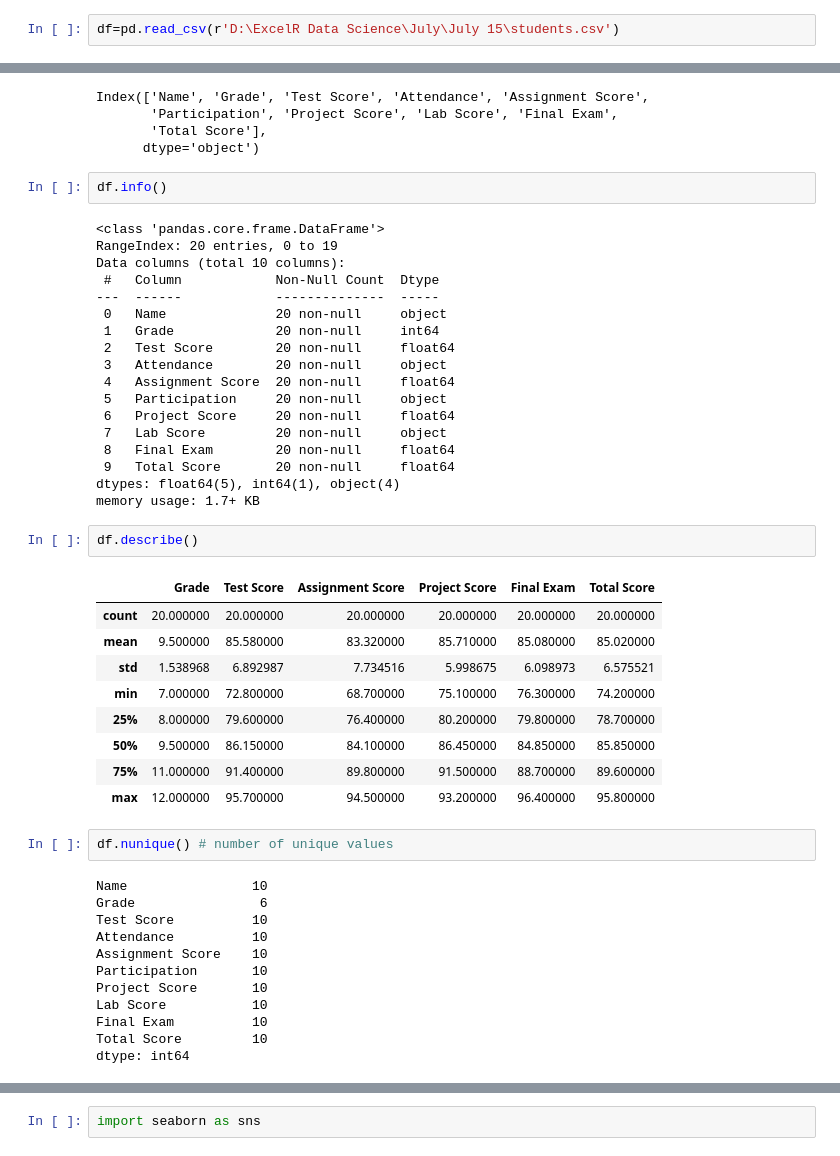
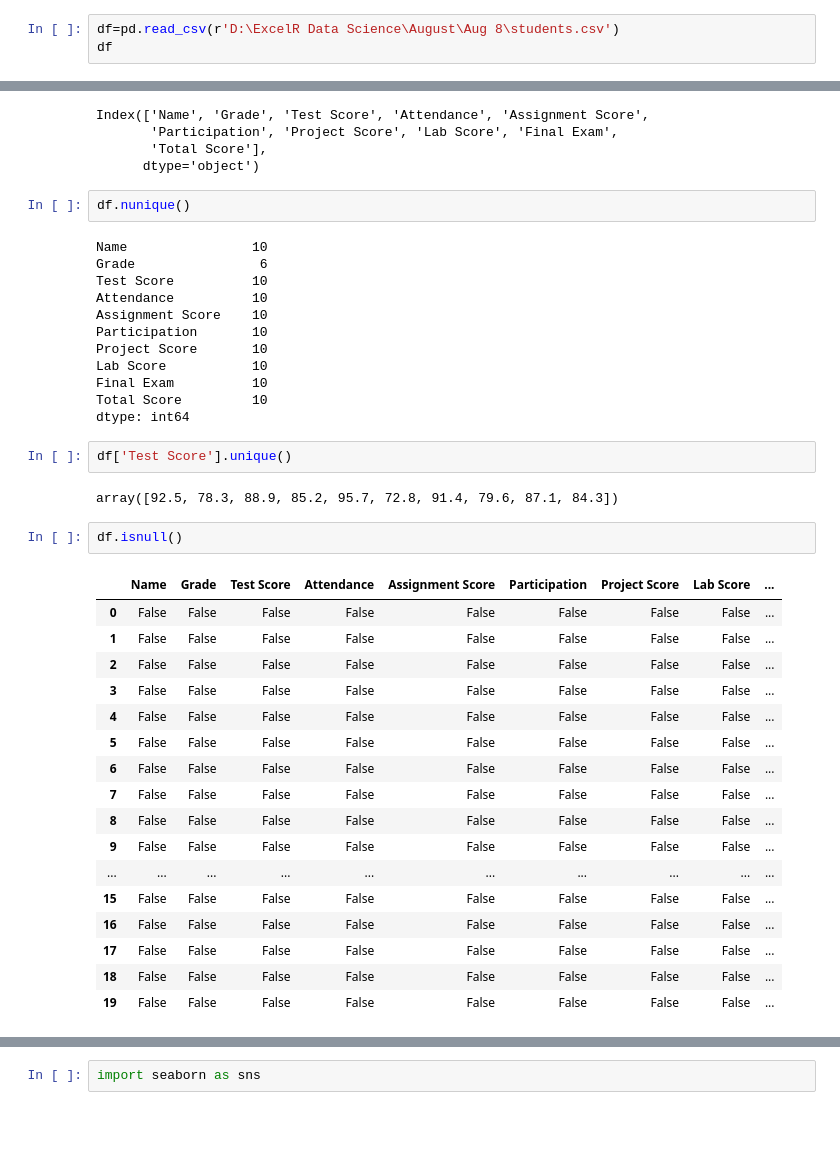
Before and after one commit to PreranaSangar/Data-Science, a Jupyter notebook: EDA.ipynb, the cells around one changed output, grey strips where cells are left out. Saved outputs shown, nothing was run; the diff lists cells and outputs as text; blank space fills up the shorter version.

```diff
--- a/EDA.ipynb
+++ b/EDA.ipynb
@@ -9,4 +3,5 @@ It is mandetory to use Pandas python library
 # %%
 import pandas as pd
 # %%
-df=pd.read_csv(r'D:\ExcelR Data Science\July\July 15\students.csv')
+df=pd.read_csv(r'D:\ExcelR Data Science\August\Aug 8\students.csv')
+df
@@ -42,49 +73,41 @@ Index(['Name', 'Grade', 'Test Score', 'Attendance', 'Assignment Score',
        'Total Score'],
       dtype='object')
 # %%
-df.info()
+df.nunique()
 # %% [output]
-<class 'pandas.core.frame.DataFrame'>
-RangeIndex: 20 entries, 0 to 19
-Data columns (total 10 columns):
- #   Column            Non-Null Count  Dtype
----  ------            --------------  -----
- 0   Name              20 non-null     object
- 1   Grade             20 non-null     int64
- 2   Test Score        20 non-null     float64
- 3   Attendance        20 non-null     object
- 4   Assignment Score  20 non-null     float64
- 5   Participation     20 non-null     object
- 6   Project Score     20 non-null     float64
- 7   Lab Score         20 non-null     object
- 8   Final Exam        20 non-null     float64
- 9   Total Score       20 non-null     float64
-dtypes: float64(5), int64(1), object(4)
-memory usage: 1.7+ KB
+Name                10
+Grade                6
+Test Score          10
+Attendance          10
+Assignment Score    10
+Participation       10
+Project Score       10
+Lab Score           10
+Final Exam          10
+Total Score         10
+dtype: int64
+# %%
+df['Test Score'].unique()
+# %% [output]
+array([92.5, 78.3, 88.9, 85.2, 95.7, 72.8, 91.4, 79.6, 87.1, 84.3])
 # %%
-df.describe()
+df.isnull()
 # %% [output]
-|  | Grade | Test Score | Assignment Score | Project Score | Final Exam | Total Score |
-| count | 20.000000 | 20.000000 | 20.000000 | 20.000000 | 20.000000 | 20.000000 |
-| mean | 9.500000 | 85.580000 | 83.320000 | 85.710000 | 85.080000 | 85.020000 |
-| std | 1.538968 | 6.892987 | 7.734516 | 5.998675 | 6.098973 | 6.575521 |
-| min | 7.000000 | 72.800000 | 68.700000 | 75.100000 | 76.300000 | 74.200000 |
-| 25% | 8.000000 | 79.600000 | 76.400000 | 80.200000 | 79.800000 | 78.700000 |
-| 50% | 9.500000 | 86.150000 | 84.100000 | 86.450000 | 84.850000 | 85.850000 |
-| 75% | 11.000000 | 91.400000 | 89.800000 | 91.500000 | 88.700000 | 89.600000 |
-| max | 12.000000 | 95.700000 | 94.500000 | 93.200000 | 96.400000 | 95.800000 |
+|  | Name | Grade | Test Score | Attendance | Assignment Score | Participation | Project Score | Lab Score | ... |
+| 0 | False | False | False | False | False | False | False | False | ... |
+| 1 | False | False | False | False | False | False | False | False | ... |
+| 2 | False | False | False | False | False | False | False | False | ... |
+| 3 | False | False | False | False | False | False | False | False | ... |
+| 4 | False | False | False | False | False | False | False | False | ... |
+| 5 | False | False | False | False | False | False | False | False | ... |
+| 6 | False | False | False | False | False | False | False | False | ... |
+| 7 | False | False | False | False | False | False | False | False | ... |
+| 8 | False | False | False | False | False | False | False | False | ... |
+| 9 | False | False | False | False | False | False | False | False | ... |
+| ... | ... | ... | ... | ... | ... | ... | ... | ... | ... |
+| 15 | False | False | False | False | False | False | False | False | ... |
+| 16 | False | False | False | False | False | False | False | False | ... |
+| 17 | False | False | False | False | False | False | False | False | ... |
+| 18 | False | False | False | False | False | False | False | False | ... |
+| 19 | False | False | False | False | False | False | False | False | ... |
-# %%
-df.nunique() # number of unique values
-# %% [output]
-Name                10
-Grade                6
-Test Score          10
-Attendance          10
-Assignment Score    10
-Participation       10
-Project Score       10
-Lab Score           10
-Final Exam          10
-Total Score         10
-dtype: int64
 # %%
```
Also changed, not shown: parts of 35 cells of this notebook.
